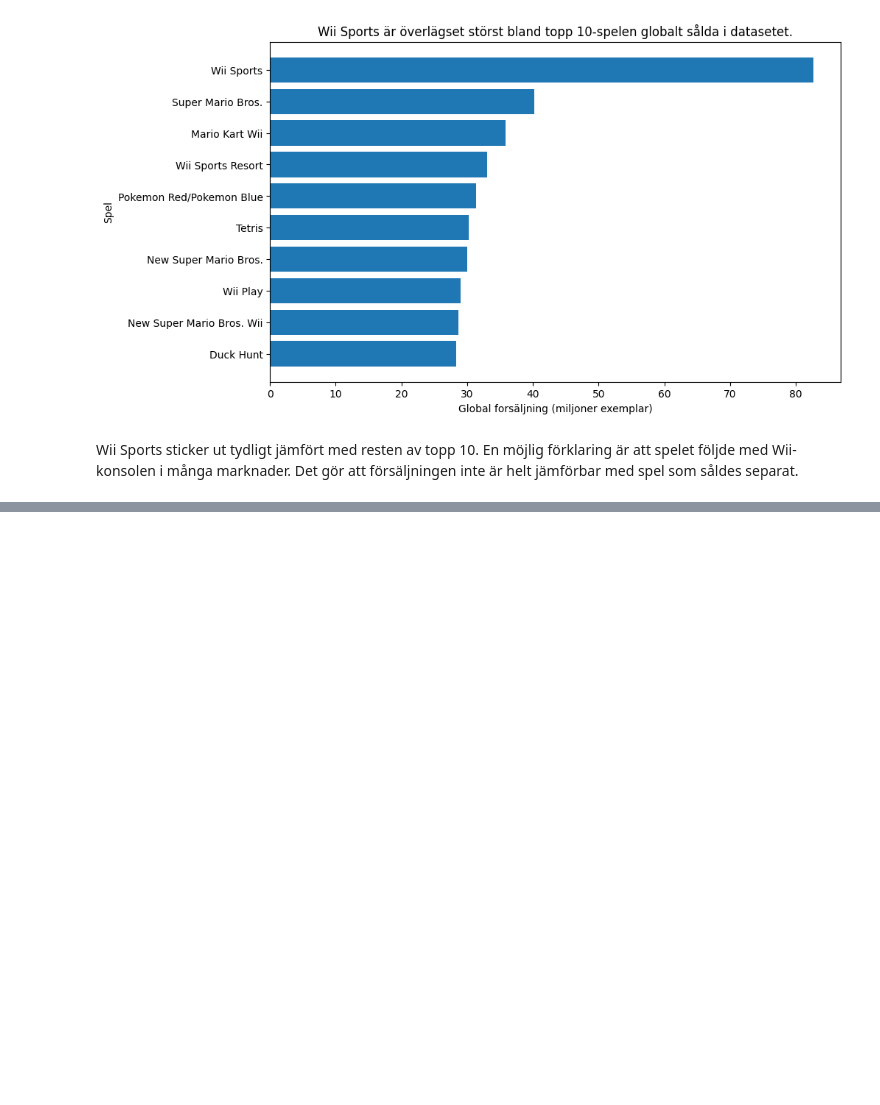
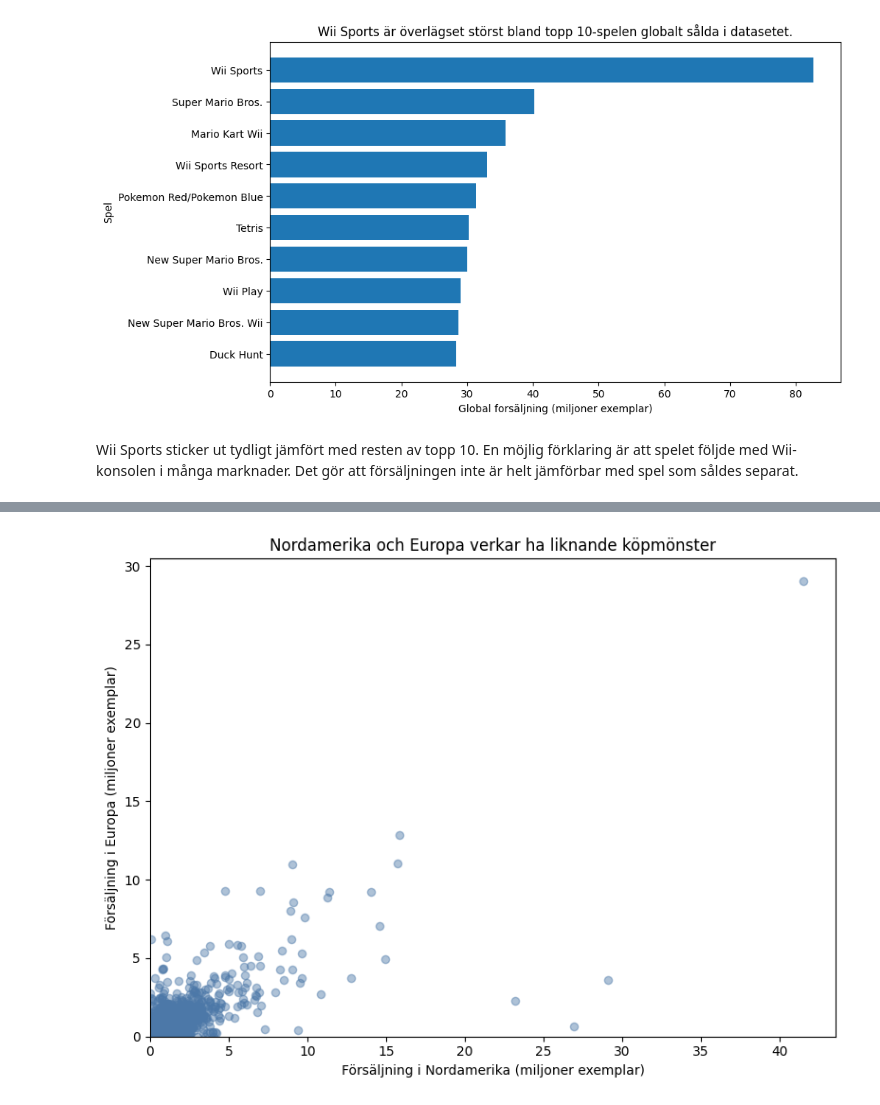
Before and after one commit to havietkok-sys/kk1-videogames-sales, a Jupyter notebook: notebook.ipynb, the cells around one changed output, grey strips where cells are left out. Cells and saved outputs as stored; diff of their text form; code cells hidden in the pictures; blank space fills up the shorter version.

Commit message:
Last question. And the following 3 scatters grafs with conclusion.

```diff
--- a/notebook.ipynb
+++ b/notebook.ipynb
@@ -317,0 +324,23 @@ Wii Sports sticker ut tydligt jämfört med resten av topp 10. En möjlig förkl
+# %%
+scatter_df = analysis_df[analysis_df["Global_Sales"] >= 1].copy()
+
+fig, ax = plt.subplots(figsize=(8, 6))
+
+ax.scatter(
+    scatter_df["NA_Sales"],
+    scatter_df["EU_Sales"],
+    alpha=0.45,
+    s=35,
+    color="#4C78A8"
+)
+
+ax.set_title("Nordamerika och Europa verkar ha liknande köpmönster")
+ax.set_xlabel("Försäljning i Nordamerika (miljoner exemplar)")
+ax.set_ylabel("Försäljning i Europa (miljoner exemplar)")
+ax.set_xlim(left=0)
+ax.set_ylim(bottom=0)
+
+plt.tight_layout()
+plt.show()
+# %% [output]
+[figure, added]
```
Also changed, not shown: parts of 4 cells of this notebook.
